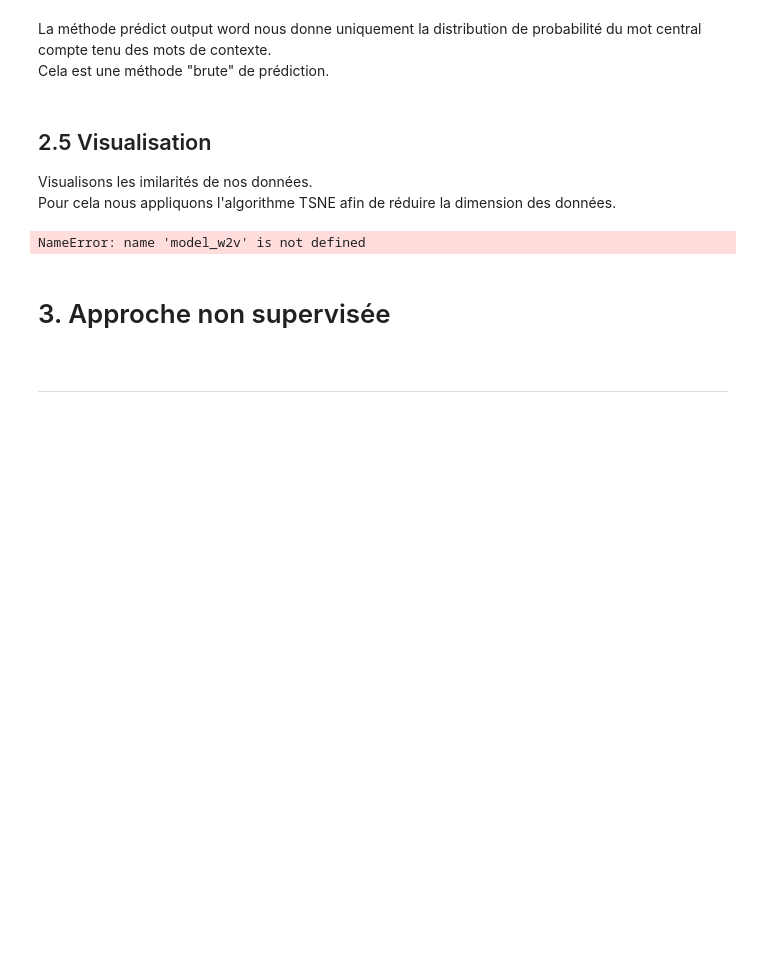
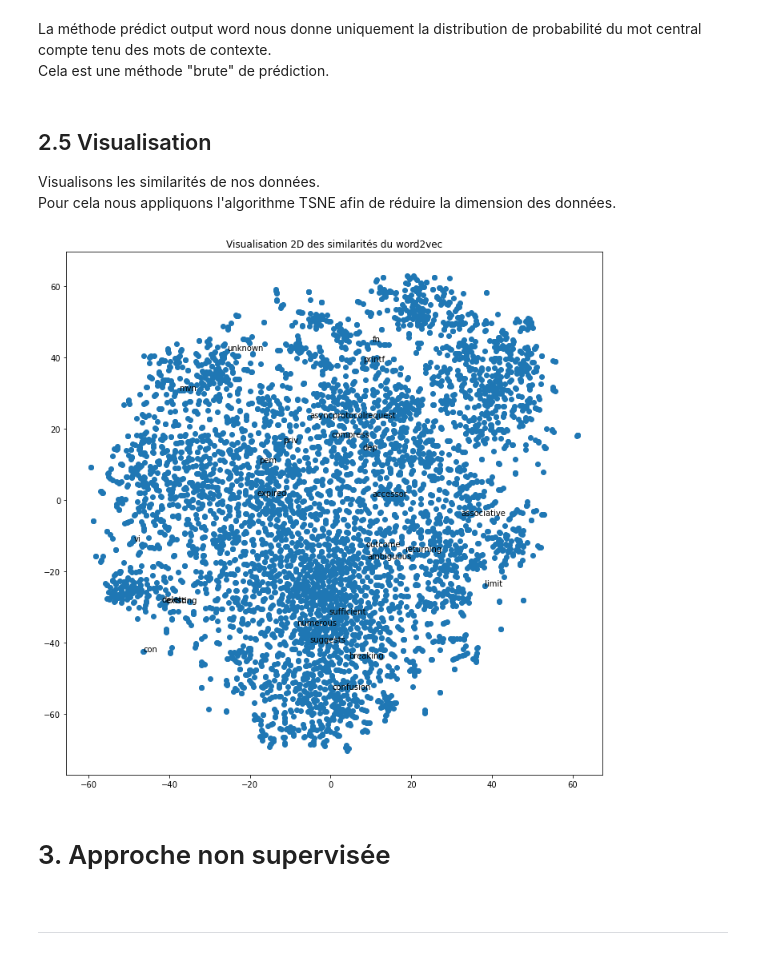
Before and after one commit to abugeia/P5_OCR_categorize_questions, a Jupyter notebook: P5_02_notebooktest.ipynb, the cells around one changed output. Drawn from its saved outputs; the diff is of its cells as text; code cells hidden in the pictures; blank space fills up the shorter version.

```diff
--- a/P5_02_notebooktest.ipynb
+++ b/P5_02_notebooktest.ipynb
@@ -227,7 +227,7 @@ Cela est une méthode "brute" de prédiction.
 <a id="2.5"></a>
 ## 2.5 Visualisation
 
-Visualisons les imilarités de nos données.
+Visualisons les similarités de nos données.
 Pour cela nous appliquons l'algorithme TSNE afin de réduire la dimension des données.
 # %%
 from sklearn.decomposition import IncrementalPCA    # inital reduction
@@ -247,34 +247,37 @@ def reduce_dimensions(model):
     x_vals = [v[0] for v in vectors]
     y_vals = [v[1] for v in vectors]
     return x_vals, y_vals, labels
 
 
 x_vals, y_vals, labels = reduce_dimensions(model_w2v)
 
 def plot_with_matplotlib(x_vals, y_vals, labels):
     import matplotlib.pyplot as plt
     import random
 
     random.seed(0)
 
     plt.figure(figsize=(12, 12))
     plt.scatter(x_vals, y_vals, cmap='Spectral')
+    plt.title('Visualisation 2D des similarités du word2vec')
 
     #
     # Label randomly subsampled 25 data points
     #
     indices = list(range(len(labels)))
     selected_indices = random.sample(indices, 25)
     for i in selected_indices:
         plt.annotate(labels[i], (x_vals[i], y_vals[i]))
 
     plt.savefig('img/scatter_w2v.png', bbox_inches='tight')
 
+    plt.show()
+
 # plot_function(x_vals, y_vals, labels)
 
 plot_with_matplotlib(x_vals, y_vals, labels);
 # %% [output]
-NameError: name 'model_w2v' is not defined
+[figure, added]
 # %% [markdown]
 <a id="3"></a>
 # 3. Approche non supervisée
```
Also changed, not shown: parts of 25 cells of this notebook, 29 other files.
